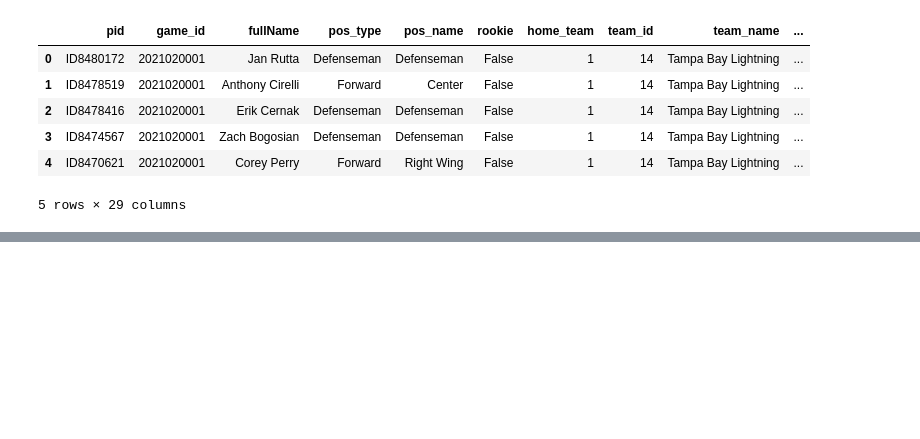
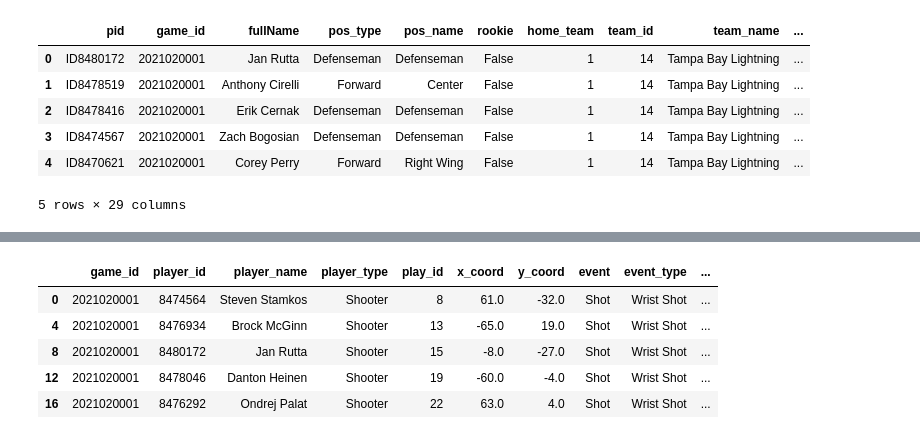
Before and after one commit to the-data-base/nhl-breakouts, a Jupyter notebook: analysis/exploring_nhl_api.ipynb, the cells around one changed output, grey strips where cells are left out. Saved outputs shown, nothing was run; the diff lists cells and outputs as text; code cells hidden in the pictures; blank space fills up the shorter version.

```diff
--- a/analysis/exploring_nhl_api.ipynb
+++ b/analysis/exploring_nhl_api.ipynb
@@ -290,0 +404,84 @@ mini_player_boxscore.head(5)
+# %%
+# For each play resulting in a shot or goal, get the player name, event type, and the x y coordinates of the shot
+#-#-#-#-#-#-#-#-#-#-#-#-#-#-#-#-#-#-#-#-#-#-#-#-#-#-#-#-#-#-#-#-#-#-#-#-#-#-#-#
+
+# Setup json object
+json_object = json.loads(livefeed_json)
+
+# Set up iterable objects
+games = len(json_object)
+event_types = ['Shot','Goal']
+raw_d = {
+        "game_id":[],
+        "player_id":[],
+        "player_name":[],
+        "player_type":[],
+        "play_id": [],
+        "x_coord":[],
+        "y_coord":[],
+        "event":[],
+        "event_type":[],
+        "event_desc": [],
+        "period": [],
+        "period_time": []
+
+        }
+
+# Loop over every game
+for game in json_object:
+
+    # Look for live data - if it doesnt exist, go to next game
+    if 'liveData' not in game:
+        continue
+
+    # If it does exist, drill down into liveData>plays>allPlays
+    plays = game['liveData']['plays']['allPlays']
+    # Store the game_id
+    game_id = game['gamePk']
+
+     # There so many PLAYS... we want to loop through each play...
+    for play in plays:
+        if 'players' in play:
+            for player in play['players']:
+                if player['playerType'] in ["Shooter", "Scorer"]:
+                    player_type = player['playerType']
+                    player_id = player['player']['id']
+                    player_name = player['player']['fullName']
+
+                #.. and search for the EVENTS we defined earlier (Shot & Goal)
+                for event in event_types:
+
+                    # If the play contains one of the events...
+                    if play['result']['event'] in event_types:
+                        # ... and if the event contains coordinates...
+                                if 'x' in play['coordinates']:
+                                    # Save the coordinates to the growing list
+                                    raw_d["game_id"].append(game_id)
+                                    raw_d["player_id"].append(player_id)
+                                    raw_d["x_coord"].append(play['coordinates']['x'])
+                                    raw_d["y_coord"].append(play['coordinates']['y'])
+                                    raw_d["player_name"].append(player_name)
+                                    raw_d["player_type"].append(player_type)
+                                    raw_d["event"].append(play['result']['event'])
+                                    raw_d["event_type"].append(play['result']['secondaryType'])
+                                    raw_d["event_desc"].append(play['result']['description'])
+                                    raw_d["period"].append(play['about']['period'])
+                                    raw_d["period_time"].append(play['about']['periodTime'])
+                                    raw_d["play_id"].append(play['about']['eventIdx'])
+
+
+# This loop causes duplication (x4), not sure where...
+
+# Convert to pandas dataframe
+df1 = pd.DataFrame.from_dict(raw_d)
+
+# Drop dups
+df2 = df1.drop_duplicates()
+
+# Add some features
+df2['goal'] = np.where(df2['event']== 'Goal', 1, 0)
+df2['league'] = 'NHL'
+
+# See data
+df2.head(5)
+# %% [output]
@@ -290,0 +498,6 @@ mini_player_boxscore.head(5)
+|  | game_id | player_id | player_name | player_type | play_id | x_coord | y_coord | event | event_type | ... |
+| 0 | 2021020001 | 8474564 | Steven Stamkos | Shooter | 8 | 61.0 | -32.0 | Shot | Wrist Shot | ... |
+| 4 | 2021020001 | 8476934 | Brock McGinn | Shooter | 13 | -65.0 | 19.0 | Shot | Wrist Shot | ... |
+| 8 | 2021020001 | 8480172 | Jan Rutta | Shooter | 15 | -8.0 | -27.0 | Shot | Wrist Shot | ... |
+| 12 | 2021020001 | 8478046 | Danton Heinen | Shooter | 19 | -60.0 | -4.0 | Shot | Wrist Shot | ... |
+| 16 | 2021020001 | 8476292 | Ondrej Palat | Shooter | 22 | 63.0 | 4.0 | Shot | Wrist Shot | ... |
```
Also changed, not shown: parts of 16 cells of this notebook, 1 other file.
